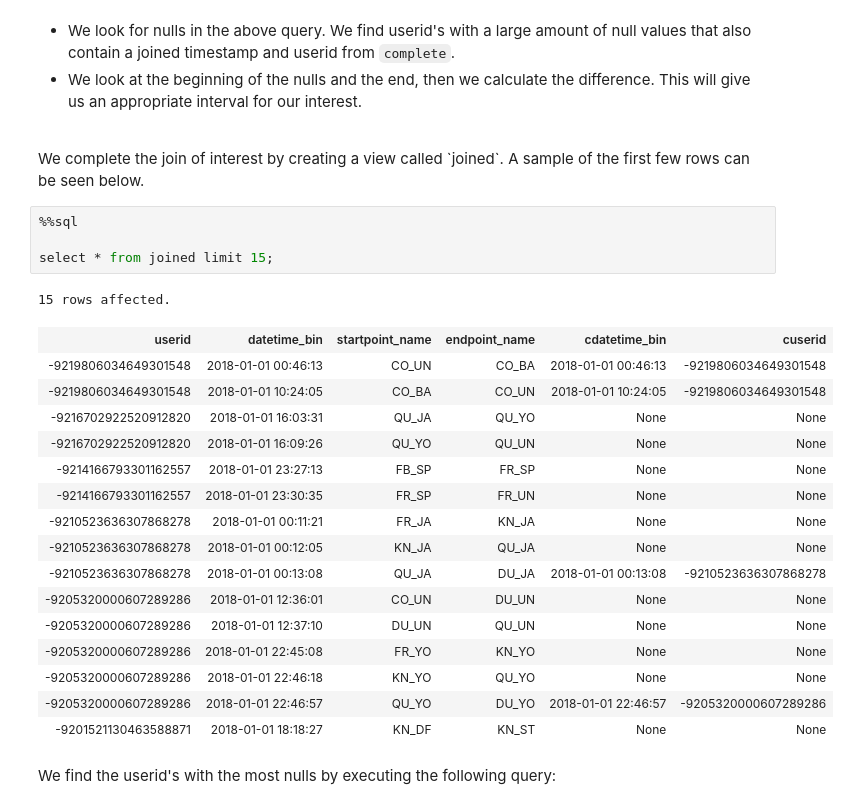
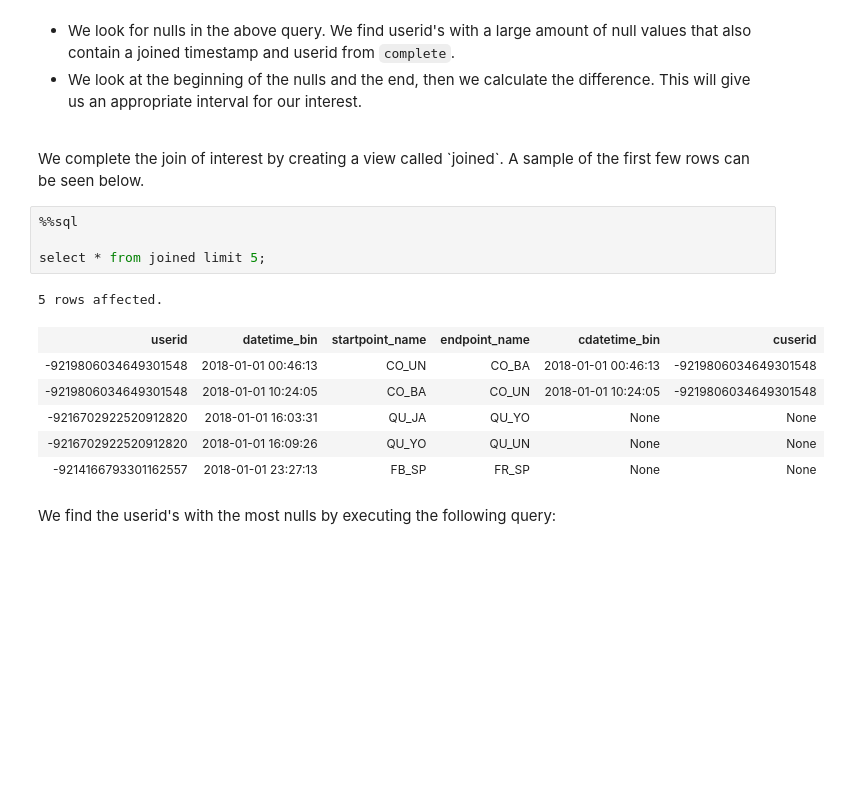
Before and after one commit to CityofToronto/bdit_data-sources, a Jupyter notebook: bluetooth/od/od analysis.ipynb, the cells around one changed output. Drawn from its saved outputs; the diff is of its cells as text; blank space fills up the shorter version.

```diff
--- a/bluetooth/od/od analysis.ipynb
+++ b/bluetooth/od/od analysis.ipynb
@@ -460,25 +423,15 @@ We complete the join of interest by creating a view called `joined`. A sample of
 # %%
 %%sql
 
-select * from joined limit 15;
+select * from joined limit 5;
 # %% [output]
-15 rows affected.
+5 rows affected.
 | userid | datetime_bin | startpoint_name | endpoint_name | cdatetime_bin | cuserid |
 | -9219806034649301548 | 2018-01-01 00:46:13 | CO_UN | CO_BA | 2018-01-01 00:46:13 | -9219806034649301548 |
 | -9219806034649301548 | 2018-01-01 10:24:05 | CO_BA | CO_UN | 2018-01-01 10:24:05 | -9219806034649301548 |
 | -9216702922520912820 | 2018-01-01 16:03:31 | QU_JA | QU_YO | None | None |
 | -9216702922520912820 | 2018-01-01 16:09:26 | QU_YO | QU_UN | None | None |
 | -9214166793301162557 | 2018-01-01 23:27:13 | FB_SP | FR_SP | None | None |
-| -9214166793301162557 | 2018-01-01 23:30:35 | FR_SP | FR_UN | None | None |
-| -9210523636307868278 | 2018-01-01 00:11:21 | FR_JA | KN_JA | None | None |
-| -9210523636307868278 | 2018-01-01 00:12:05 | KN_JA | QU_JA | None | None |
-| -9210523636307868278 | 2018-01-01 00:13:08 | QU_JA | DU_JA | 2018-01-01 00:13:08 | -9210523636307868278 |
-| -9205320000607289286 | 2018-01-01 12:36:01 | CO_UN | DU_UN | None | None |
-| -9205320000607289286 | 2018-01-01 12:37:10 | DU_UN | QU_UN | None | None |
-| -9205320000607289286 | 2018-01-01 22:45:08 | FR_YO | KN_YO | None | None |
-| -9205320000607289286 | 2018-01-01 22:46:18 | KN_YO | QU_YO | None | None |
-| -9205320000607289286 | 2018-01-01 22:46:57 | QU_YO | DU_YO | 2018-01-01 22:46:57 | -9205320000607289286 |
-| -9201521130463588871 | 2018-01-01 18:18:27 | KN_DF | KN_ST | None | None |
 # %% [markdown]
 We find the userid's with the most nulls by  executing the following query:
 # %%
```
Also changed, not shown: parts of 17 cells of this notebook.
